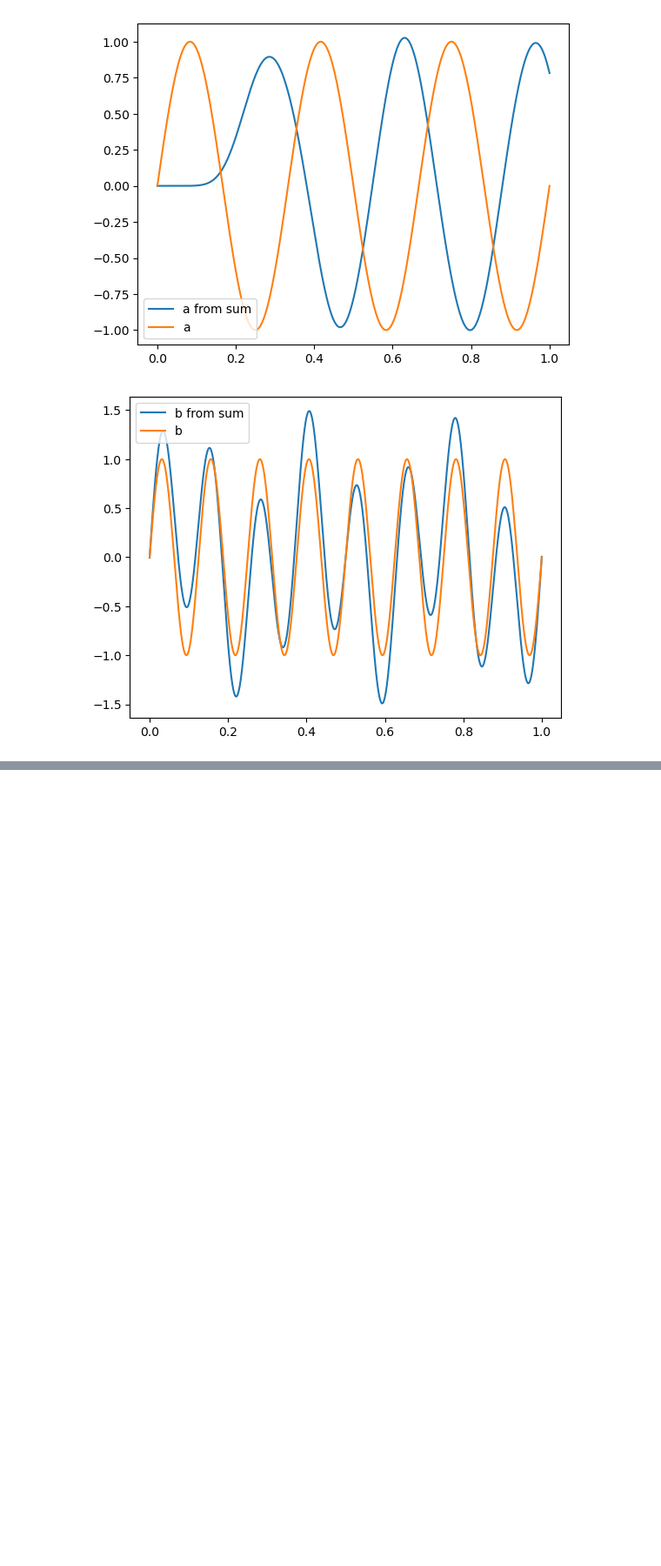
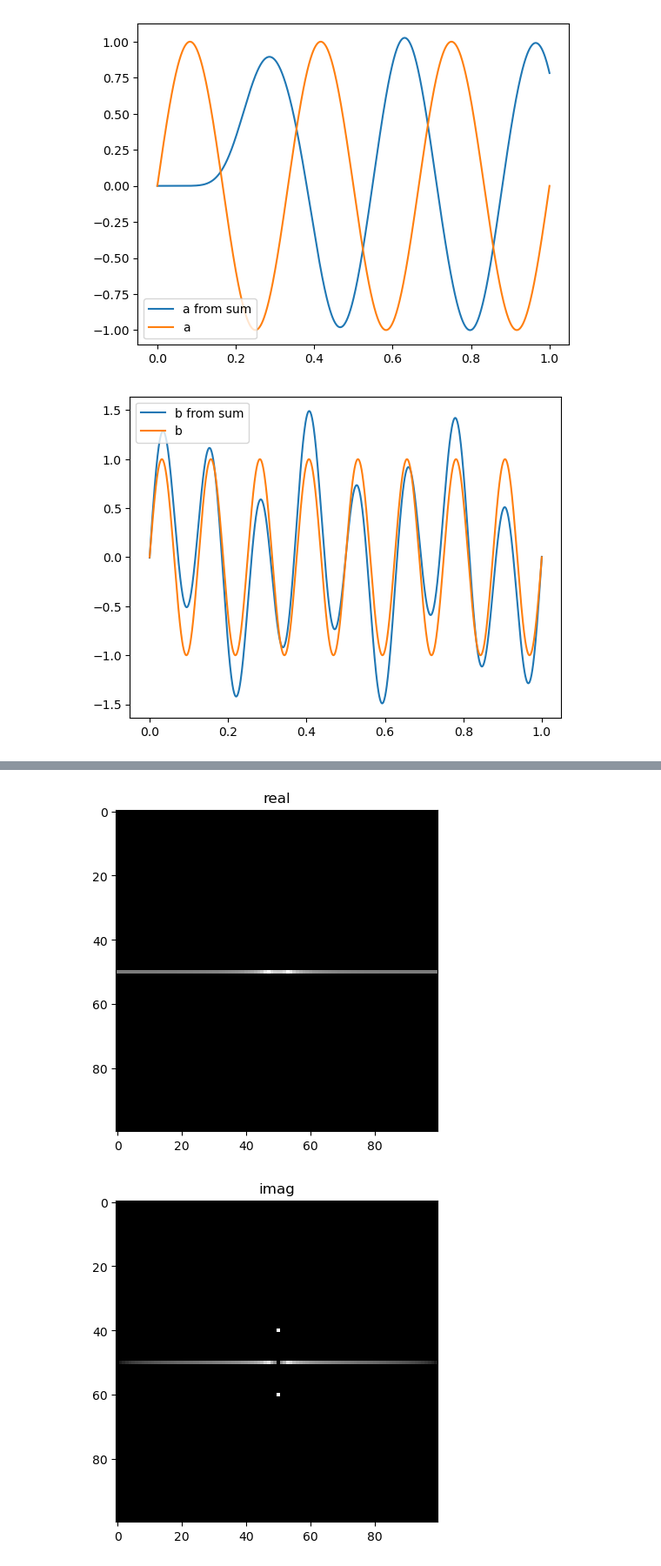
Before and after one commit to janhohenheim/fourier-playground, a Jupyter notebook: fourier.ipynb, the cells around one changed output, grey strips where cells are left out. Shown at 87% size. Cells and saved outputs as stored; diff of their text form; code cells hidden in the pictures; blank space fills up the shorter version.

```diff
--- a/fourier.ipynb
+++ b/fourier.ipynb
@@ -158,0 +165,23 @@ assert np.allclose(np.fft.ifft2(fourier), inverse_fourier)
+# %%
+def plot_fourier2d(signal: np.ndarray):
+    fourier = np.fft.fft2(signal) # own impl is too slow
+    # shift the zero-frequency component to the center of the spectrum
+    fourier = np.fft.fftshift(fourier)
+    real = np.real(fourier)
+    imag = np.imag(fourier)
+
+    # increase contrast
+    real = np.log(np.abs(real) + 1)
+    imag = np.log(np.abs(imag) + 1)
+
+    plt.imshow(real, cmap='gray')
+    plt.title('real')
+    plt.show()
+    plt.imshow(imag, cmap='gray')
+    plt.title('imag')
+    plt.show()
+
+plot_fourier2d(image_made_of_sines)
+# %% [output]
+[figure, added]
+[figure, added]
```
Also changed, not shown: parts of 6 cells of this notebook, 1 other file.
